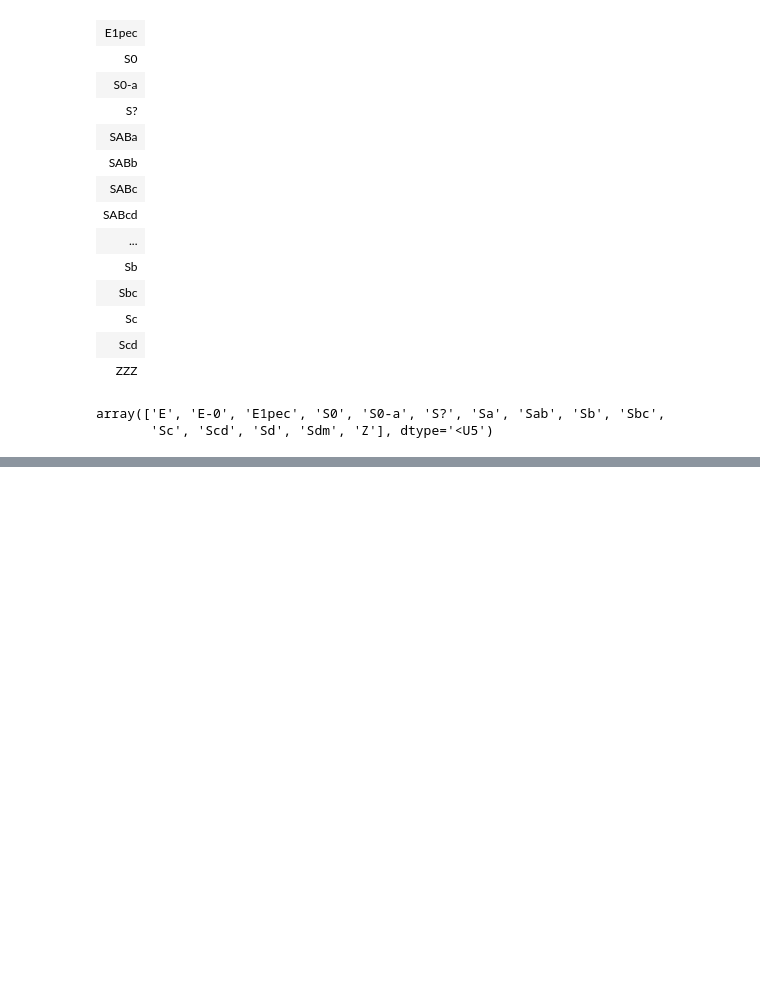
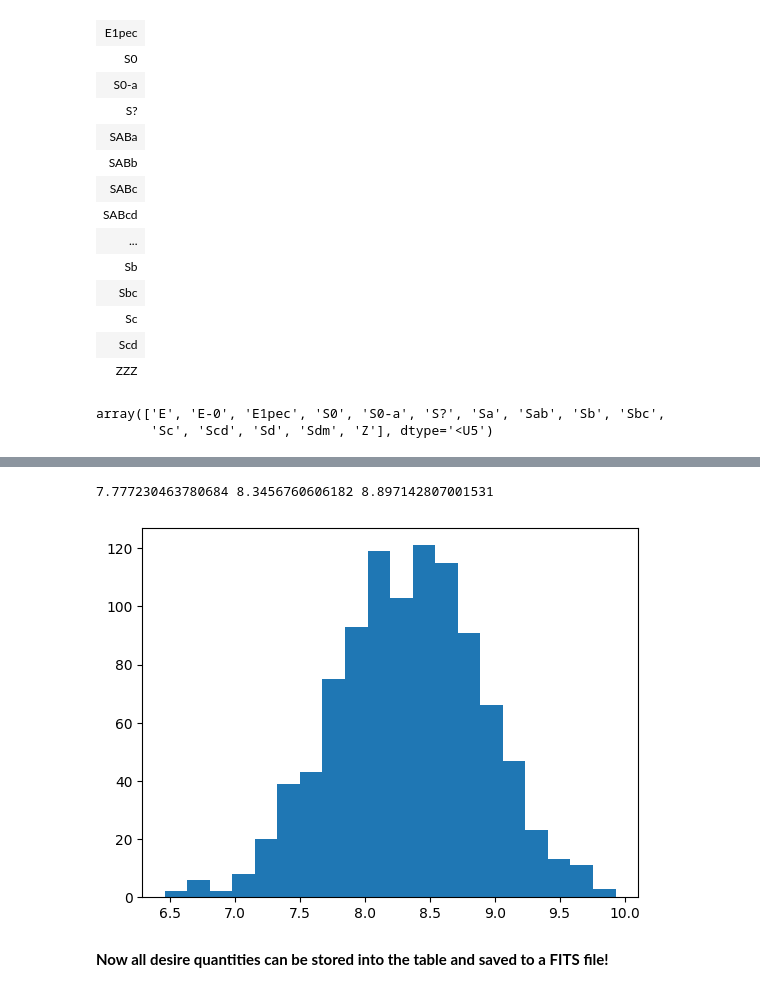
Before and after one commit to joacoh/wise2mbh, a Jupyter notebook: notebooks/wxsc_test.ipynb, the cells around one changed output, grey strips where cells are left out. Saved outputs shown, nothing was run; the diff lists cells and outputs as text; code cells hidden in the pictures; blank space fills up the shorter version.

```diff
--- a/notebooks/wxsc_test.ipynb
+++ b/notebooks/wxsc_test.ipynb
@@ -100,0 +168,16 @@ UnitTypeError: Longitude instances require units equivalent to 'rad', so cannot
+# %%
+bt = wm.morph_to_bulge_ratio(wxsc_no_irr['T'])
+
+log_bm = np.log10(bt)[:,None] + log_sm
+
+log_mbh_first = wm.bulge_to_mbh(log_bm, mc=True)
+
+log_mbh_final = wm.comp_mbh(log_mbh_first)
+# %%
+plt.hist(log_mbh_final[0], bins=20)
+print(np.percentile(log_mbh_final[0],16),np.median(log_mbh_final[0]),np.percentile(log_mbh_final[0],84))
+# %% [output]
+7.777230463780684 8.3456760606182 8.897142807001531
+[figure, added]
+# %% [markdown]
+**Now all desire quantities can be stored into the table and saved to a FITS file!**
```
Also changed, not shown: parts of 18 cells of this notebook, 1 other file.
